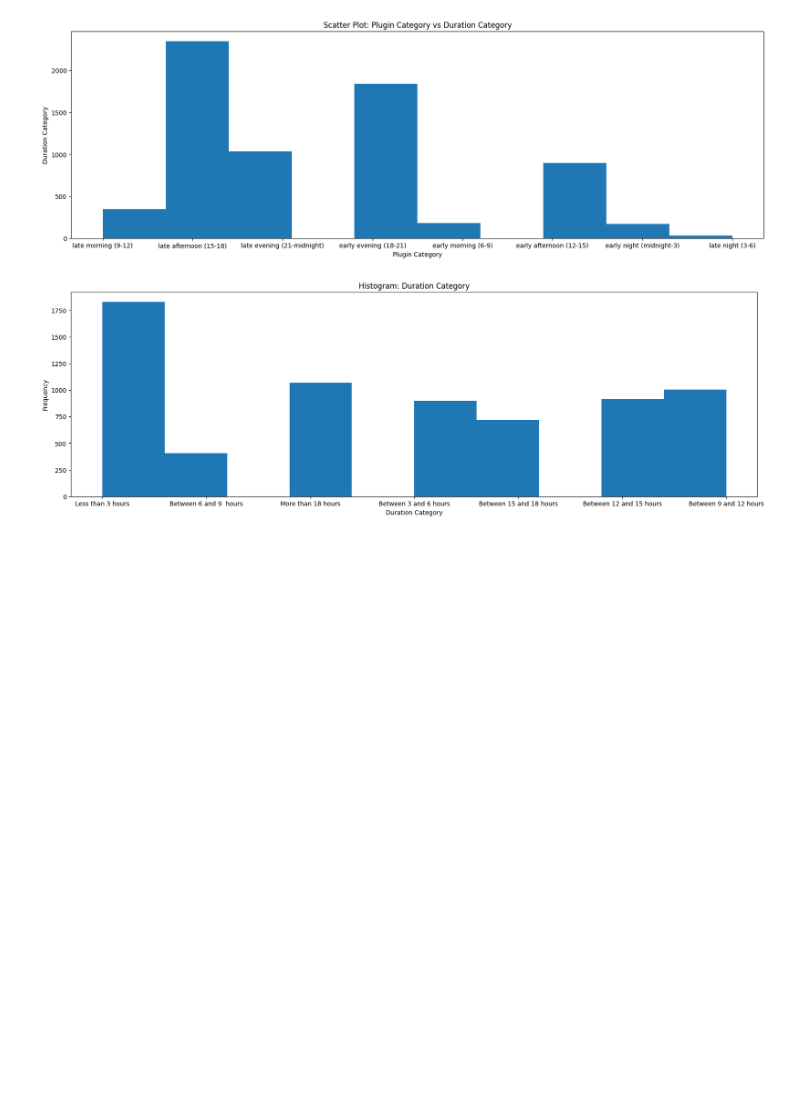
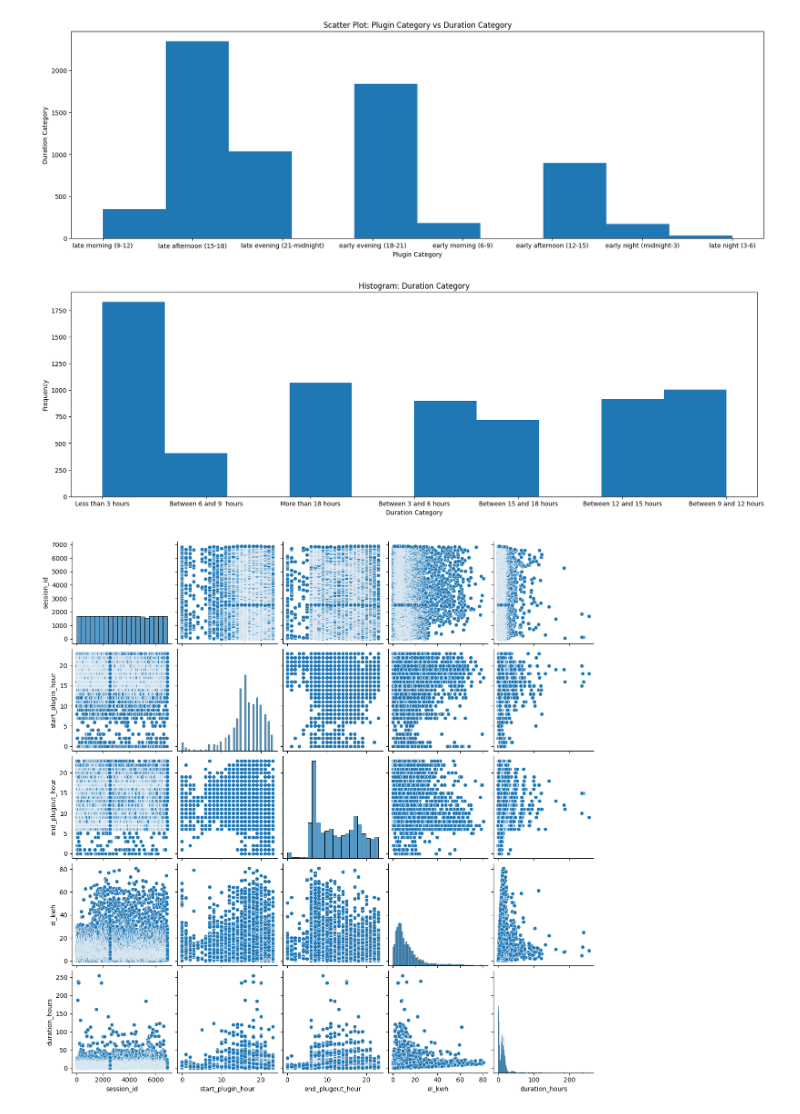
Before and after one commit to zahr888/mlops-ev-charging-predictor, a Jupyter notebook: notebooks/01_eda.ipynb, the cells around one changed output. Drawn from its saved outputs; the diff is of its cells as text; code cells hidden in the pictures; blank space fills up the shorter version.

```diff
--- a/notebooks/01_eda.ipynb
+++ b/notebooks/01_eda.ipynb
@@ -85,0 +193,9 @@ Mismatches left: 0
+# %%
+'''
+df["el_kwh"] = np.log1p(df["el_kwh"].fillna(0).astype(float))
+plt.hist(df['el_kwh'], bins=50)
+plt.xlabel('Energy Charged (kWh)')
+plt.ylabel('Number of Charging Sessions')
+plt.title('Distribution of Energy Charged')
+plt.show()
+print(df['el_kwh'].skew() )'''
@@ -177,3 +288,8 @@ plt.show()
 # %% [output]
 [figure]
 [figure]
+# %%
+sns.pairplot(df)
+plt.show()
+# %% [output]
+[figure, added]
```
Also changed, not shown: parts of 16 cells of this notebook, 23 other files.
